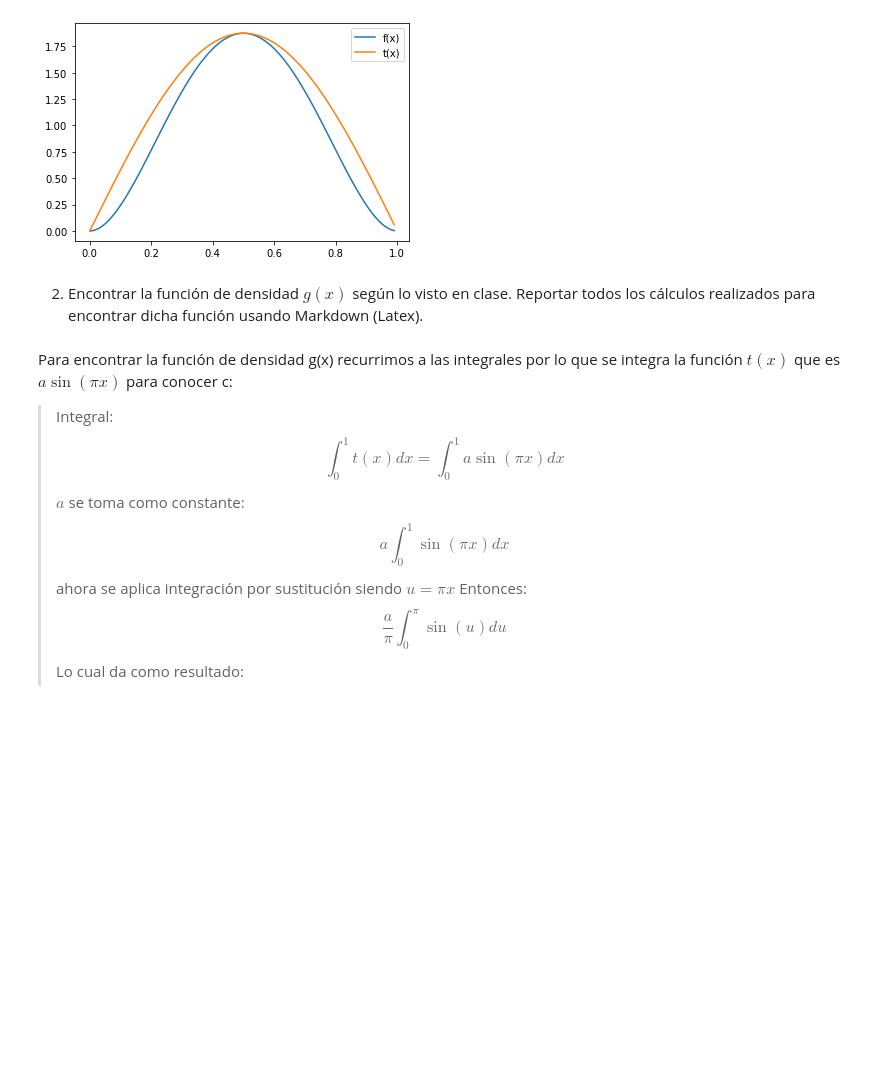
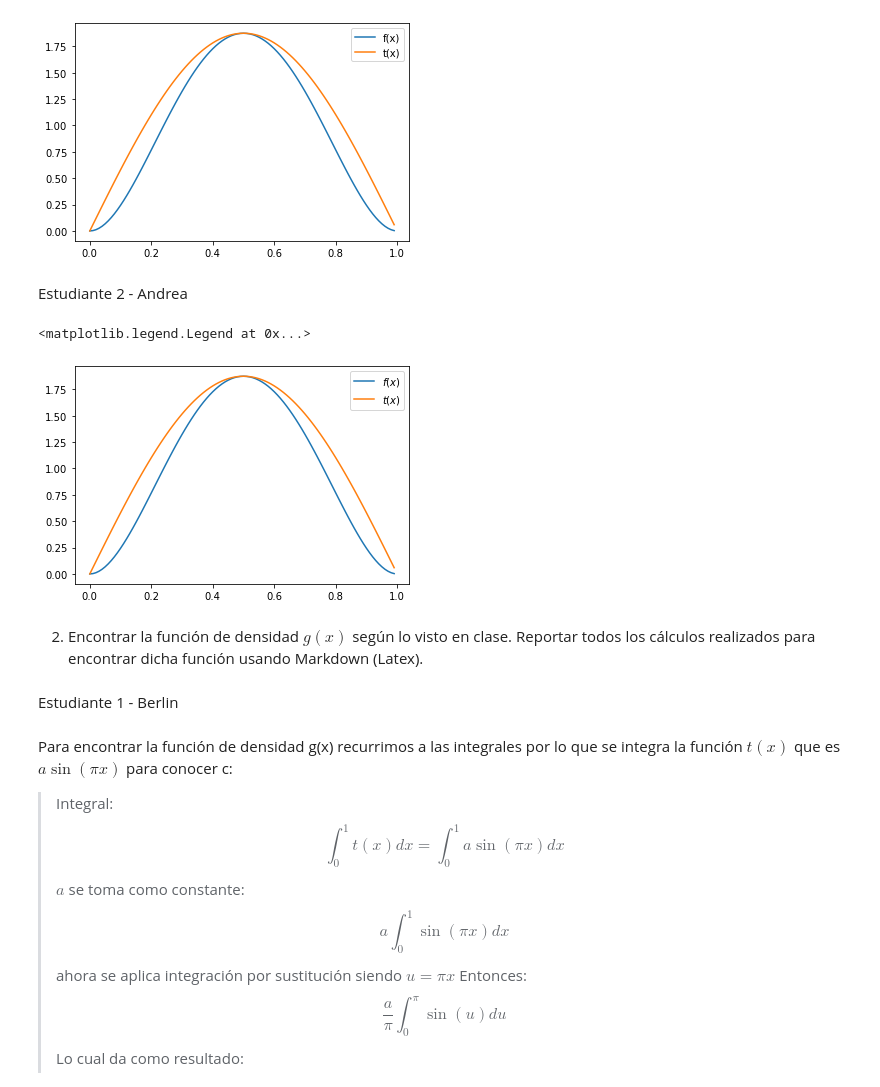
Before and after one commit to afloresfdz/ProyectoConjunto_BIPreciado_AFlores, a Jupyter notebook: T6_BIPreciado_AFlores.ipynb, the cells around one changed output. Cells and saved outputs as stored; diff of their text form; code cells hidden in the pictures; blank space fills up the shorter version.

```diff
--- a/T6_BIPreciado_AFlores.ipynb
+++ b/T6_BIPreciado_AFlores.ipynb
@@ -41,8 +43,25 @@ plt.legend(loc="best")
 plt.show()
 # %% [output]
 [figure]
+# %% [markdown]
+Estudiante 2 - Andrea
+# %%
+f = lambda x: 30 * (x**2 - 2 * x**3 + x**4)
+max_f = f(optimize.fmin(lambda x:-f(x), 0, disp=False))
+t = lambda x: max_f * np.sin(np.pi * x)
+
+x = np.arange(0, 1, 0.01)
+
+plt.plot(x, f(x), label = '$f(x)$')
+plt.plot(x, t(x), label = '$t(x)$')
+plt.legend()
+# %% [output]
+<matplotlib.legend.Legend at 0x...>
+[figure, added]
 # %% [markdown]
 2. Encontrar la función de densidad $g(x)$ según lo visto en clase. Reportar todos los cálculos realizados para encontrar dicha función usando Markdown (Latex).
+# %% [markdown]
+Estudiante 1 - Berlin
 # %% [markdown]
 Para encontrar la función de densidad g(x) recurrimos a las integrales por lo que se integra la función $t(x)$ que es $a \sin(\pi x)$ para conocer c:
 > Integral:
```
Also changed, not shown: parts of 38 cells of this notebook.
